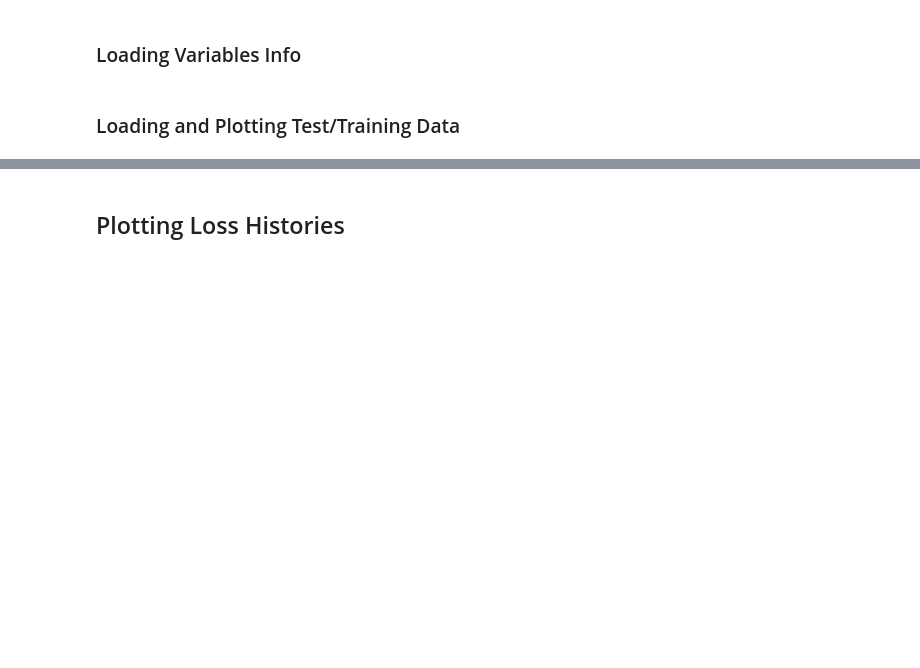
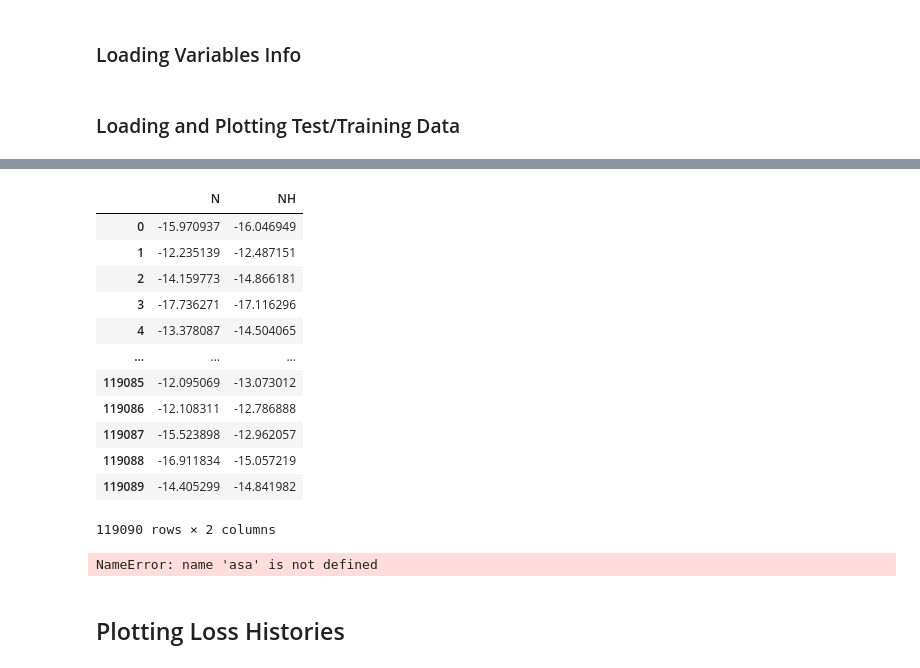
Before and after one commit to sandialabs/romnet, a Jupyter notebook: scripts/postprocessing/0DReactor/DeepONet/Predict_DeepONet_Orig_Slices.ipynb, the cells around one changed output, grey strips where cells are left out. Drawn from its saved outputs; the diff is of its cells as text; code cells hidden in the pictures; blank space fills up the shorter version.

```diff
--- a/scripts/postprocessing/0DReactor/DeepONet/Predict_DeepONet_Orig_Slices.ipynb
+++ b/scripts/postprocessing/0DReactor/DeepONet/Predict_DeepONet_Orig_Slices.ipynb
@@ -289,3 +342,23 @@ T =  1007.0 K
+# %%
+y_Pred
+# %% [output]
+|  | N | NH |
+| 0 | -15.970937 | -16.046949 |
+| 1 | -12.235139 | -12.487151 |
+| 2 | -14.159773 | -14.866181 |
+| 3 | -17.736271 | -17.116296 |
+| 4 | -13.378087 | -14.504065 |
+| ... | ... | ... |
+| 119085 | -12.095069 | -13.073012 |
+| 119086 | -12.108311 | -12.786888 |
+| 119087 | -15.523898 | -12.962057 |
+| 119088 | -16.911834 | -15.057219 |
+| 119089 | -14.405299 | -14.841982 |
+119090 rows × 2 columns
+# %%
+asa
+# %% [output]
+NameError: name 'asa' is not defined
 # %% [markdown]
 ## Plotting Loss Histories
 # %%
```
Also changed, not shown: parts of 14 cells of this notebook, 20 other files.
